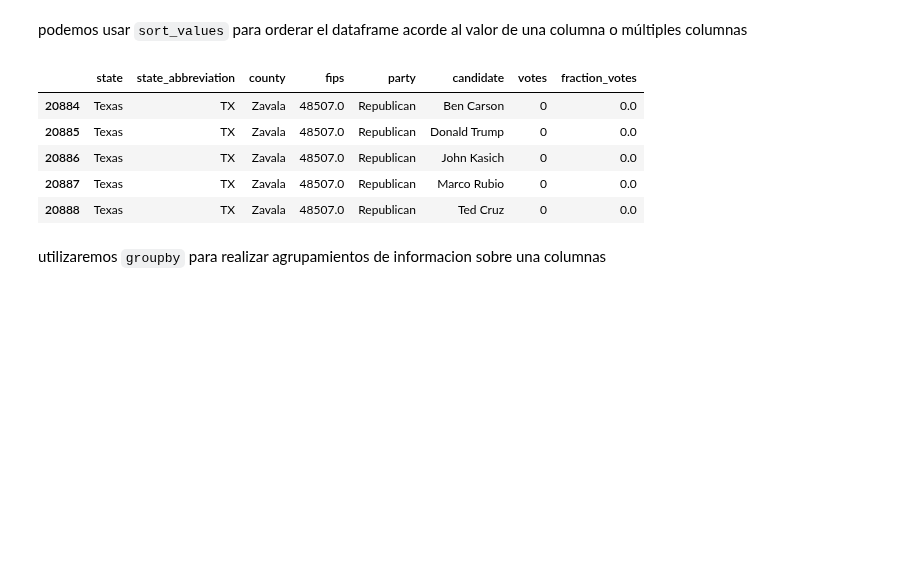
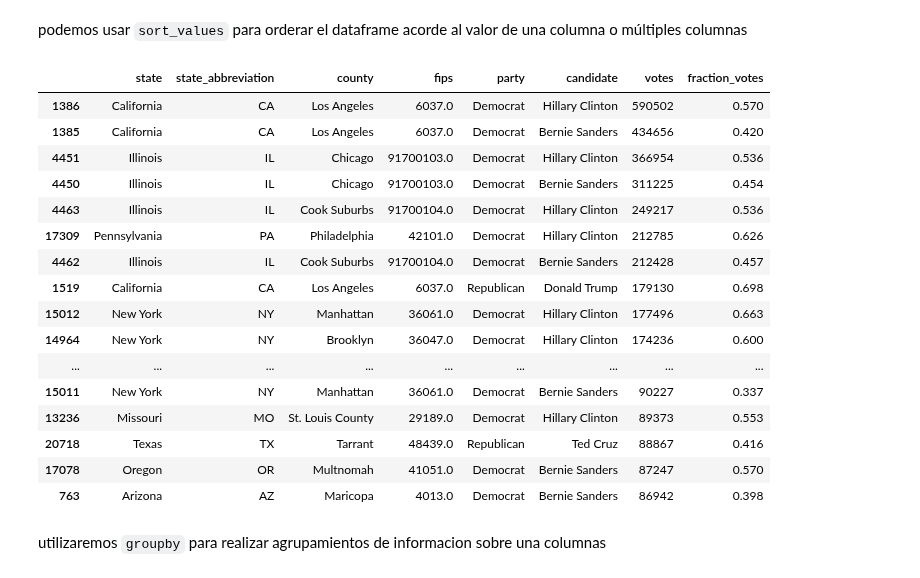
Before and after one commit to gianzk/workspacepy0926, a Jupyter notebook: teoria/Modulo5/1. Intro a Pandas.ipynb, the cells around one changed output. Saved outputs shown, nothing was run; the diff lists cells and outputs as text; code cells hidden in the pictures; blank space fills up the shorter version.

```diff
--- a/teoria/Modulo5/1. Intro a Pandas.ipynb
+++ b/teoria/Modulo5/1. Intro a Pandas.ipynb
@@ -651,15 +739,26 @@ df.head(2)
 # %% [markdown]
 podemos usar `sort_values` para orderar el dataframe acorde al valor de una columna o múltiples columnas
 # %%
-df_sorted = df.sort_values(by=["votes","county"], ascending=[True, False])
-df_sorted.head()
+df_sorted = df.sort_values(by=["votes","county"], ascending=[False, True])
+df_sorted.head(50)
 # %% [output]
 |  | state | state_abbreviation | county | fips | party | candidate | votes | fraction_votes |
-| 20884 | Texas | TX | Zavala | 48507.0 | Republican | Ben Carson | 0 | 0.0 |
-| 20885 | Texas | TX | Zavala | 48507.0 | Republican | Donald Trump | 0 | 0.0 |
-| 20886 | Texas | TX | Zavala | 48507.0 | Republican | John Kasich | 0 | 0.0 |
-| 20887 | Texas | TX | Zavala | 48507.0 | Republican | Marco Rubio | 0 | 0.0 |
-| 20888 | Texas | TX | Zavala | 48507.0 | Republican | Ted Cruz | 0 | 0.0 |
+| 1386 | California | CA | Los Angeles | 6037.0 | Democrat | Hillary Clinton | 590502 | 0.570 |
+| 1385 | California | CA | Los Angeles | 6037.0 | Democrat | Bernie Sanders | 434656 | 0.420 |
+| 4451 | Illinois | IL | Chicago | 91700103.0 | Democrat | Hillary Clinton | 366954 | 0.536 |
+| 4450 | Illinois | IL | Chicago | 91700103.0 | Democrat | Bernie Sanders | 311225 | 0.454 |
+| 4463 | Illinois | IL | Cook Suburbs | 91700104.0 | Democrat | Hillary Clinton | 249217 | 0.536 |
+| 17309 | Pennsylvania | PA | Philadelphia | 42101.0 | Democrat | Hillary Clinton | 212785 | 0.626 |
+| 4462 | Illinois | IL | Cook Suburbs | 91700104.0 | Democrat | Bernie Sanders | 212428 | 0.457 |
+| 1519 | California | CA | Los Angeles | 6037.0 | Republican | Donald Trump | 179130 | 0.698 |
+| 15012 | New York | NY | Manhattan | 36061.0 | Democrat | Hillary Clinton | 177496 | 0.663 |
+| 14964 | New York | NY | Brooklyn | 36047.0 | Democrat | Hillary Clinton | 174236 | 0.600 |
+| ... | ... | ... | ... | ... | ... | ... | ... | ... |
+| 15011 | New York | NY | Manhattan | 36061.0 | Democrat | Bernie Sanders | 90227 | 0.337 |
+| 13236 | Missouri | MO | St. Louis County | 29189.0 | Democrat | Hillary Clinton | 89373 | 0.553 |
+| 20718 | Texas | TX | Tarrant | 48439.0 | Republican | Ted Cruz | 88867 | 0.416 |
+| 17078 | Oregon | OR | Multnomah | 41051.0 | Democrat | Bernie Sanders | 87247 | 0.570 |
+| 763 | Arizona | AZ | Maricopa | 4013.0 | Democrat | Bernie Sanders | 86942 | 0.398 |
 # %% [markdown]
 utilizaremos `groupby` para realizar agrupamientos de informacion sobre una columnas
 # %%
```
Also changed, not shown: parts of 37 cells of this notebook, 56 other files.
